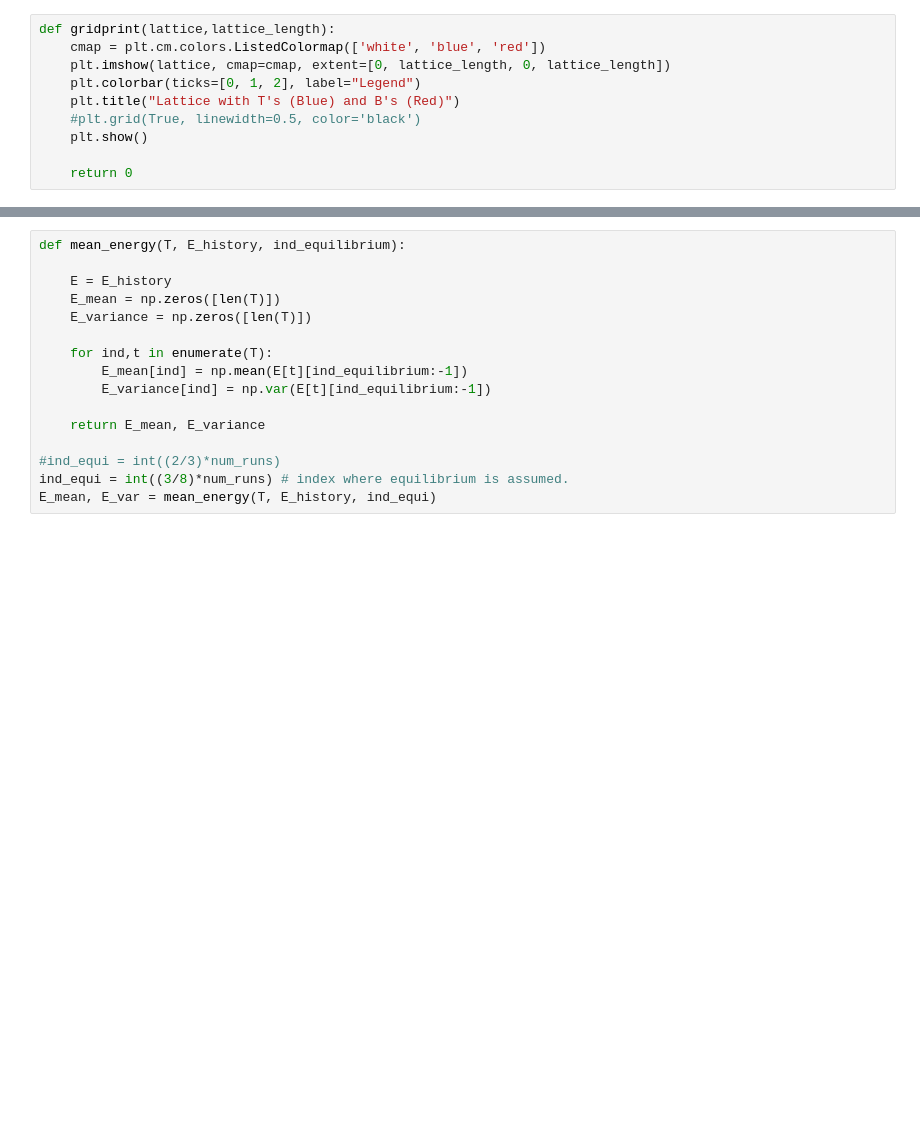
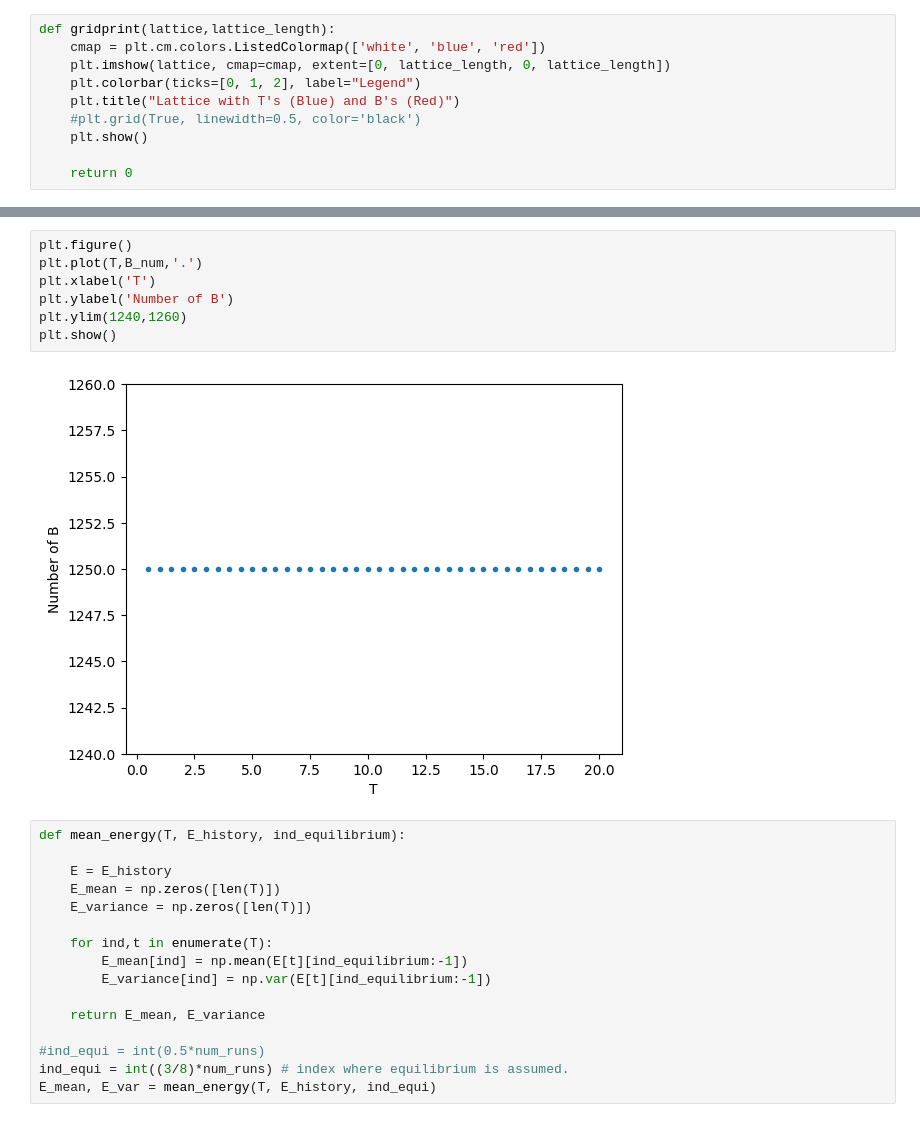
Before and after one commit to anahelena00/Tcell, a Jupyter notebook: InfectiousMonteCarlo.ipynb, the cells around one changed output, grey strips where cells are left out. Cells and saved outputs as stored; diff of their text form; blank space fills up the shorter version.

```diff
--- a/InfectiousMonteCarlo.ipynb
+++ b/InfectiousMonteCarlo.ipynb
@@ -306,3 +330,12 @@ plt.show()
+# %%
+plt.figure()
+plt.plot(T,B_num,'.')
+plt.xlabel('T')
+plt.ylabel('Number of B')
+plt.ylim(1240,1260)
+plt.show()
+# %% [output]
+[figure, added]
 # %%
 def mean_energy(T, E_history, ind_equilibrium):
 
@@ -316,7 +349,7 @@ def mean_energy(T, E_history, ind_equilibrium):
 
     return E_mean, E_variance
 
-#ind_equi = int((2/3)*num_runs)
+#ind_equi = int(0.5*num_runs)
 ind_equi = int((3/8)*num_runs) # index where equilibrium is assumed.
 E_mean, E_var = mean_energy(T, E_history, ind_equi)
 # %%
```
Also changed, not shown: parts of 14 cells of this notebook.
